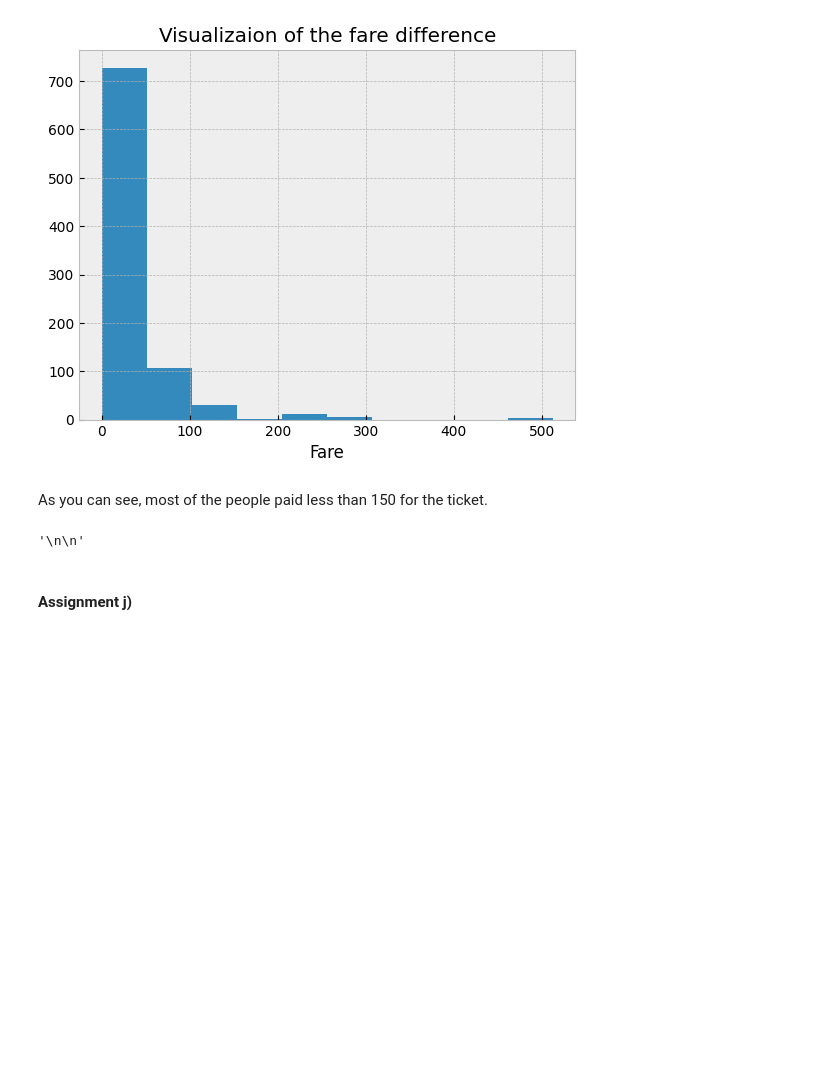
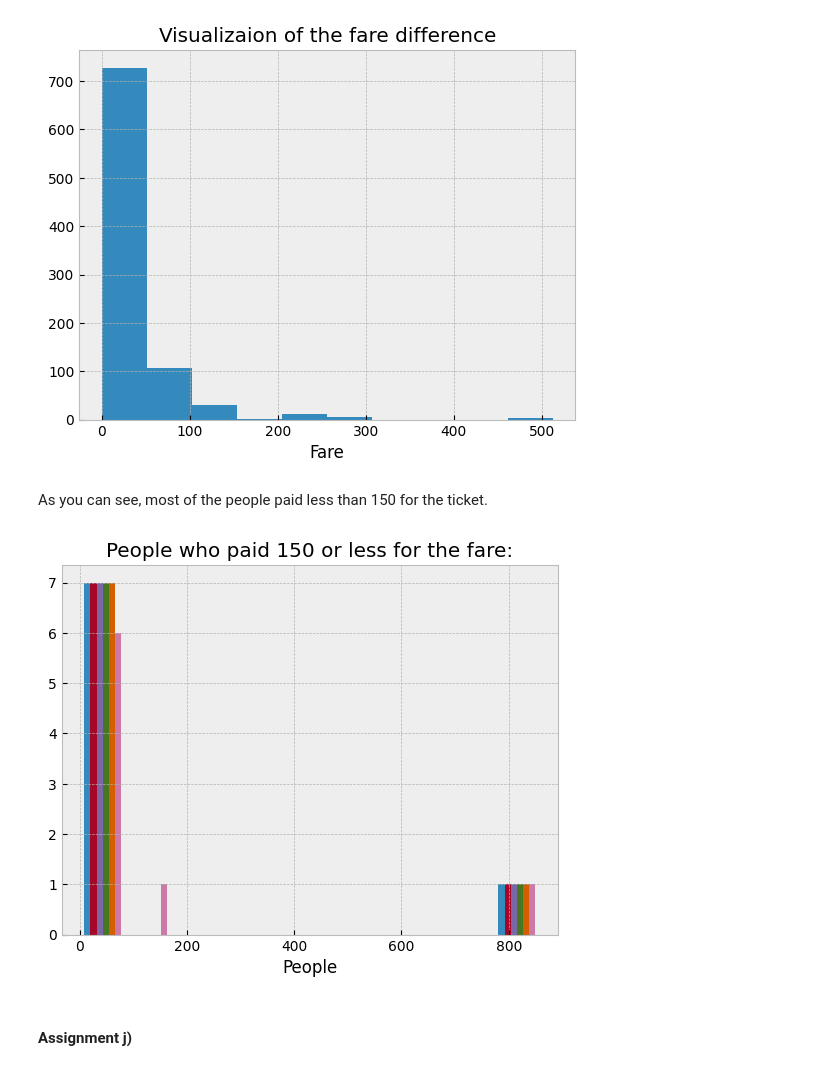
Before and after one commit to artyren/ml_assignments-, a Jupyter notebook: Assignments/Practical/PracticalNotebook2.ipynb, the cells around one changed output. Cells and saved outputs as stored; diff of their text form; code cells hidden in the pictures; blank space fills up the shorter version.

```diff
--- a/Assignments/Practical/PracticalNotebook2.ipynb
+++ b/Assignments/Practical/PracticalNotebook2.ipynb
@@ -469,14 +475,18 @@ As you can see, most of the people paid less than 150 for the ticket.
 # %%
 # ASSIGNMENT:
 # Plot a histogram over the people who paid less than, or equal to, 150.
 # label the plot and the axes appropriately
 
 # YOUR CODE HERE
-'''
+#TODO
+fare_und_150 = df[df["Fare"] <= 150].describe()
+plt.hist(fare_und_150)
 
-'''
+plt.xlabel("People")
+plt.title("People who paid 150 or less for the fare:")
+plt.show()
 # %% [output]
-'\n\n'
+[figure, added]
 # %% [markdown]
 #### Assignment j)
 # %%
```
Also changed, not shown: parts of 4 cells of this notebook, 1 other file.
